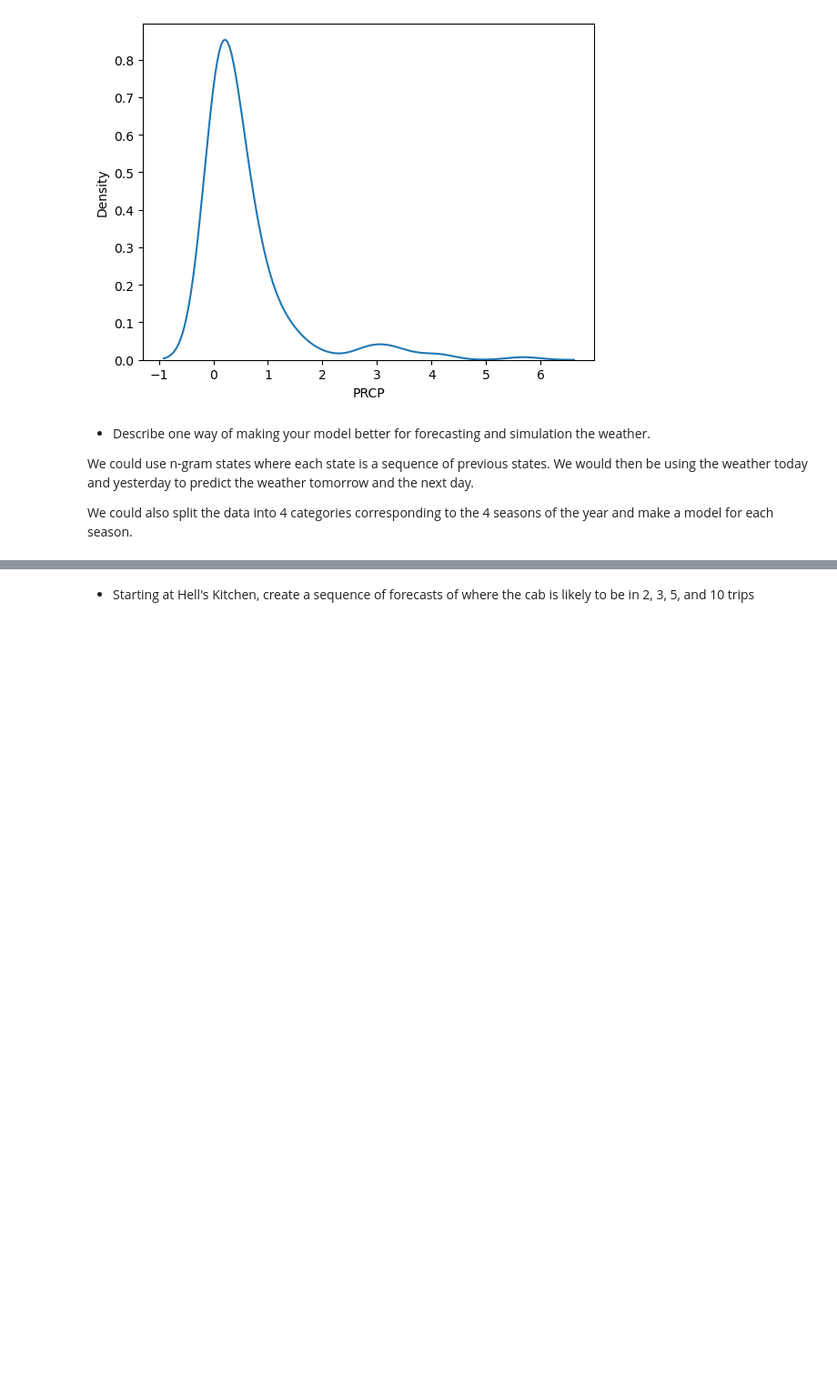
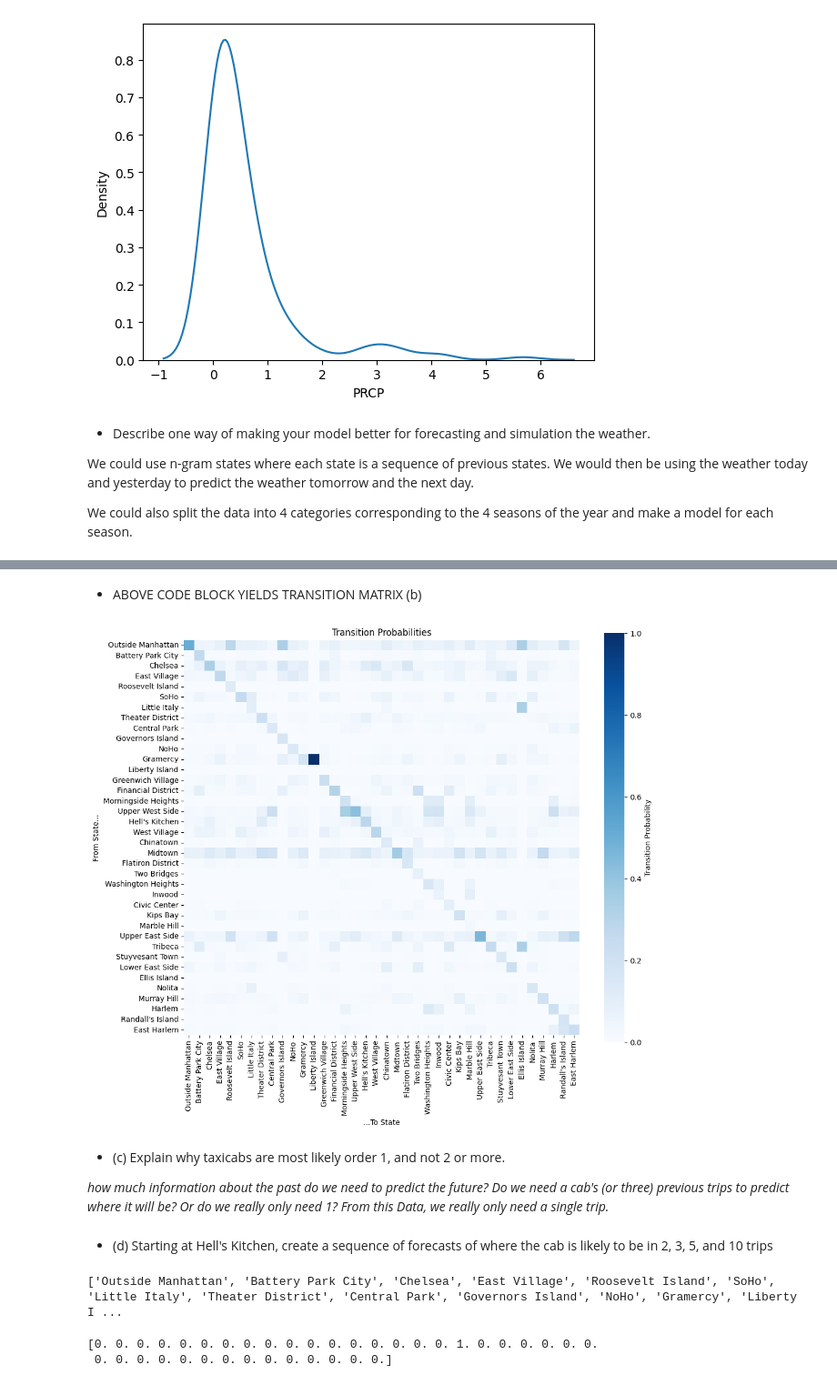
Before and after one commit to ds4e/understanding_uncertainty_assignments, a Jupyter notebook: assignment_5/assignment_5.ipynb, the cells around one changed output, grey strips where cells are left out. Shown at 91% size. Cells and saved outputs as stored; diff of their text form; code cells hidden in the pictures; blank space fills up the shorter version.

```diff
--- a/assignment_5/assignment_5.ipynb
+++ b/assignment_5/assignment_5.ipynb
@@ -402,0 +406,13 @@ We could also split the data into 4 categories corresponding to the 4 seasons of
+# %%
+# step 1: establish state space
+states = set(data[0])
+
+for i in range(len(data)):
+    trip_i = set(data[i])
+    states = states.union(trip_i)
+
+#print(states)
+#print(len(states)) # 38 items
+
+states = list(states)
+print(states)
@@ -402,0 +470,14 @@ We could also split the data into 4 categories corresponding to the 4 seasons of
+# %%
+# Sum the transition counts by row >> numpy axis 0 is technically rows, but visually it's columns. "rows" is what we want
+sums = tr_counts.sum(axis=0, keepdims=True)
+#print('State proportions: \n')
+
+# Normalize the transition count matrix to get proportions:
+tr_pr = np.divide(tr_counts, sums,
+                             out=np.zeros_like(tr_counts),
+                             where=sums!=0)
+
+#print('Transition Proportions:\n')
+
+tr_df = pd.DataFrame(np.round(tr_pr,2), index=states, columns=states)
+print(tr_df)
@@ -402,0 +502,2 @@ We could also split the data into 4 categories corresponding to the 4 seasons of
+# %% [markdown]
+- ABOVE CODE BLOCK YIELDS TRANSITION MATRIX (b)
@@ -403,2 +510,39 @@ We could also split the data into 4 categories corresponding to the 4 seasons of
+# %%
+plt.figure(figsize=(12, 10))
+sns.heatmap(tr_pr,
+            cmap='Blues',
+            square=True,
+            xticklabels=states,
+            yticklabels=states,
+            cbar_kws={'label': 'Transition Probability'})
+
+plt.title('Transition Probabilities')
+plt.xlabel('...To State')
+plt.ylabel('From State...')
+plt.xticks(rotation=90)
+plt.yticks(rotation=0)
+plt.show()
+# %% [output]
+[figure, added]
+# %% [markdown]
+- (c) Explain why taxicabs are most likely order 1, and not 2 or more.
+
+_how much information about the past do we need to predict the future? Do we need a cab's  (or three) previous trips to predict where it will be? Or do we really only need 1?  From this Data, we really only need a single trip._
 # %% [markdown]
-- Starting at Hell's Kitchen, create a sequence of forecasts of where the cab is likely to be in 2, 3, 5, and 10 trips
+- (d) Starting at Hell's Kitchen, create a sequence of forecasts of where the cab is likely to be in 2, 3, 5, and 10 trips
+# %%
+print(states)
+for i in range(len(states)):
+    if states[i] == "Hell's Kitchen":
+        starting_point = i
+# %% [output]
+['Outside Manhattan', 'Battery Park City', 'Chelsea', 'East Village', 'Roosevelt Island', 'SoHo', 'Little Italy', 'Theater District', 'Central Park', 'Governors Island', 'NoHo', 'Gramercy', 'Liberty I ...
+# %%
+# Hell's Kitchen is at index 18 (starting at 0) >> saved as starting_point
+
+init = np.zeros(len(states)) # a 38 x 38 matrix of zeros
+init[starting_point] = 1
+print(init)
+# %% [output]
+[0. 0. 0. 0. 0. 0. 0. 0. 0. 0. 0. 0. 0. 0. 0. 0. 0. 1. 0. 0. 0. 0. 0. 0.
+ 0. 0. 0. 0. 0. 0. 0. 0. 0. 0. 0. 0. 0. 0.]
```
Also changed, not shown: parts of 31 cells of this notebook.
